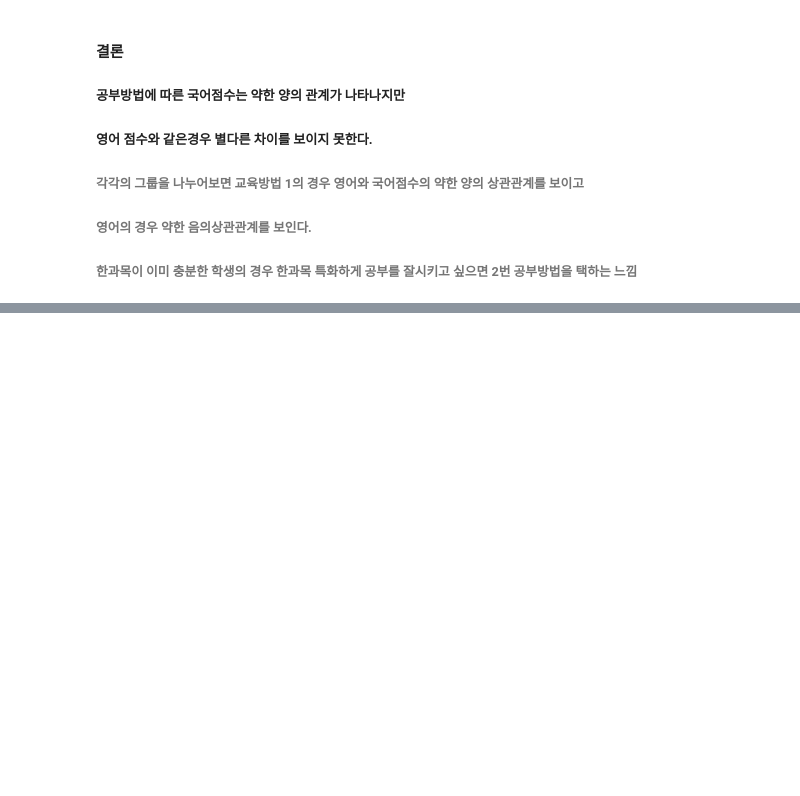
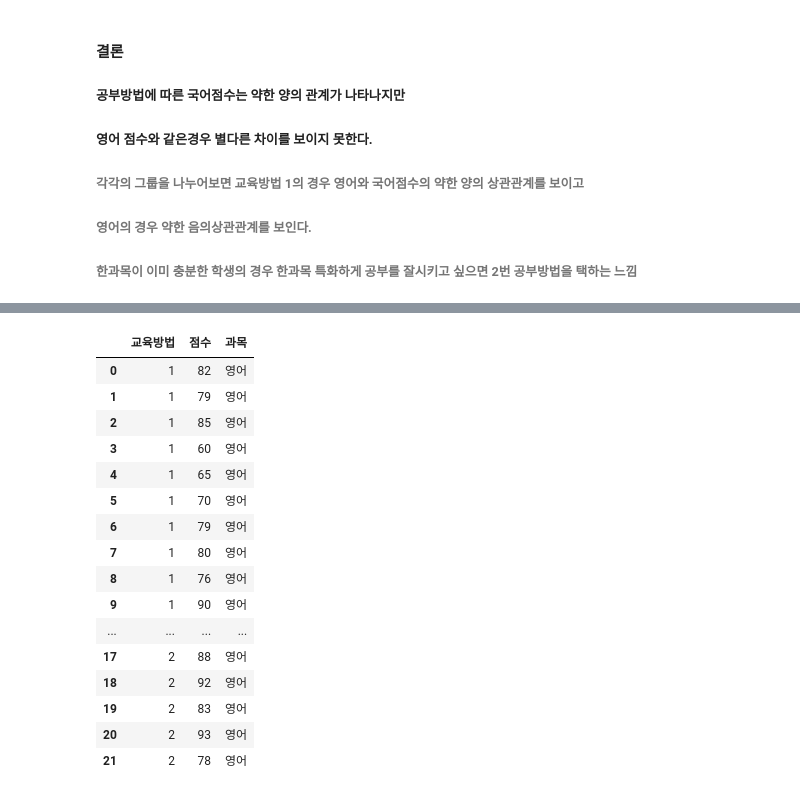
Before and after one commit to jihun5/it_jupyter, a Jupyter notebook: 04-추론적_데이터_분석/04-2 가설검정/연습문제(3).ipynb, the cells around one changed output, grey strips where cells are left out. Cells and saved outputs as stored; diff of their text form; code cells hidden in the pictures; blank space fills up the shorter version.

```diff
--- a/04-추론적_데이터_분석/04-2 가설검정/연습문제(3).ipynb
+++ b/04-추론적_데이터_분석/04-2 가설검정/연습문제(3).ipynb
@@ -240,0 +285,23 @@ plt.show()
+# %%
+df2 = df.filter(['교육방법', '영어'])
+df2.rename(columns={'영어': '점수'}, inplace=True)
+df2['과목'] = '영어'
+df2
+# %% [output]
+|  | 교육방법 | 점수 | 과목 |
+| 0 | 1 | 82 | 영어 |
+| 1 | 1 | 79 | 영어 |
+| 2 | 1 | 85 | 영어 |
+| 3 | 1 | 60 | 영어 |
+| 4 | 1 | 65 | 영어 |
+| 5 | 1 | 70 | 영어 |
+| 6 | 1 | 79 | 영어 |
+| 7 | 1 | 80 | 영어 |
+| 8 | 1 | 76 | 영어 |
+| 9 | 1 | 90 | 영어 |
+| ... | ... | ... | ... |
+| 17 | 2 | 88 | 영어 |
+| 18 | 2 | 92 | 영어 |
+| 19 | 2 | 83 | 영어 |
+| 20 | 2 | 93 | 영어 |
+| 21 | 2 | 78 | 영어 |
```
Also changed, not shown: parts of 5 cells of this notebook, 6 other files.
